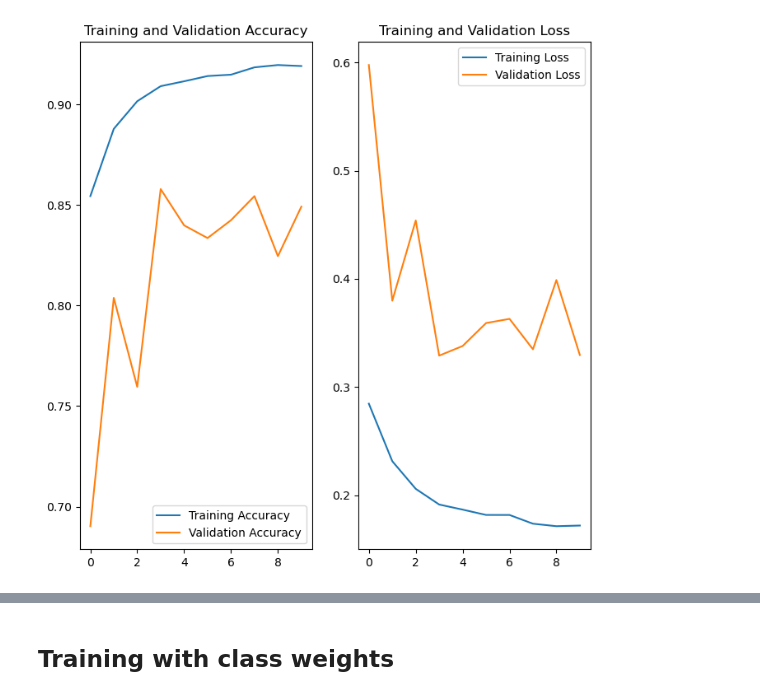
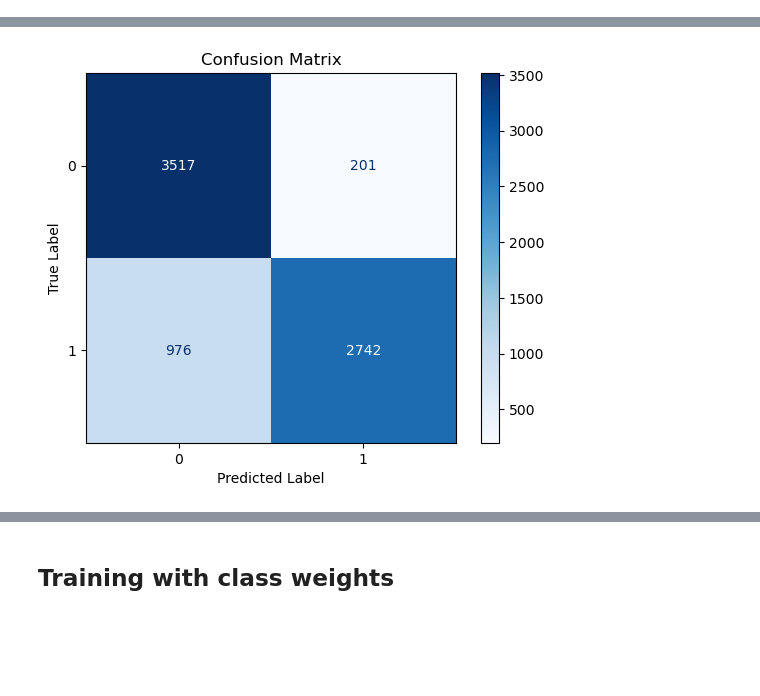
Before and after one commit to ccpfoye/IPEO_Group3_Project, a Jupyter notebook: load_data.ipynb, the cells around one changed output, grey strips where cells are left out. Drawn from its saved outputs; the diff is of its cells as text; code cells hidden in the pictures; blank space fills up the shorter version.

Commit message:
models run

```diff
--- a/load_data.ipynb
+++ b/load_data.ipynb
@@ -221,4 +149,6 @@ def plot_results(history):
-# %%
-plot_results(history_2)
-# %% [output]
-[figure, removed]
+# %%
+#plotting confusion matrix
+model_no_classweights = tf.keras.models.load_model('no_classweights_10_epochs.keras')
+# %%
+confusion_matrix_plot(model_no_classweights,validation_dataset)
+# %% [output]
@@ -224,0 +156 @@ plot_results(history_2)
+[figure, added]
```
Also changed, not shown: parts of 38 cells of this notebook, 16 other files.
